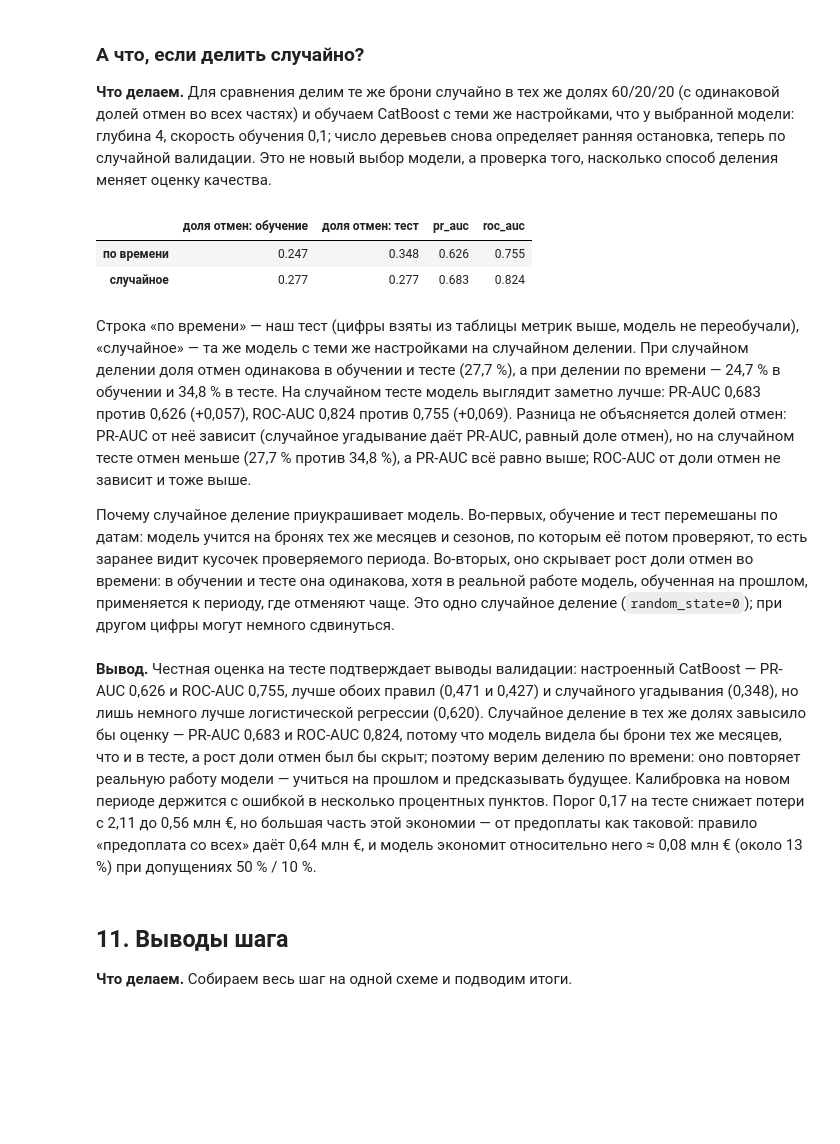
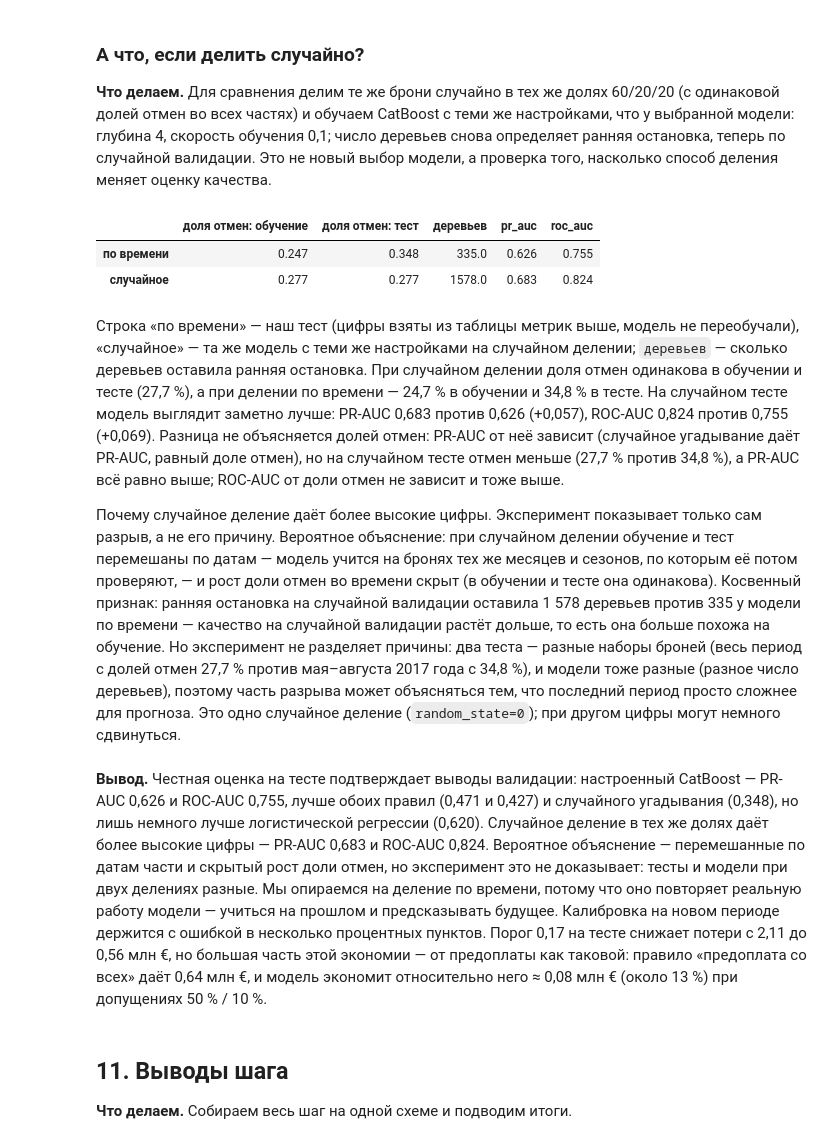
Before and after one commit to obivanio/hotel-cancellations-hse, a Jupyter notebook: notebooks/03_model.ipynb, the cells around one changed output. Cells and saved outputs as stored; diff of their text form; code cells hidden in the pictures; blank space fills up the shorter version.

Commit message:
Ноутбук 03: осторожная формулировка причины разрыва случайного и временного деления, доли 60/20/20 — «до результатов», число деревьев в сравнении

```diff
--- a/notebooks/03_model.ipynb
+++ b/notebooks/03_model.ipynb
@@ -506,25 +506,25 @@ dtype: float64
 # %%
 r_train, r_valid, r_test = random_split(df)
 (Xr_train, yr_train), (Xr_valid, yr_valid), (Xr_test, yr_test) = map(model_frame, (r_train, r_valid, r_test))
 catboost_random = fit_catboost((Xr_train, yr_train), (Xr_valid, yr_valid),
                                **{name: catboost.get_params()[name] for name in ('depth', 'learning_rate')})
 random_metrics = score_table(yr_test, {'случайное': catboost_random.predict_proba(Xr_test)[:, 1]})
 pd.DataFrame({
     'по времени': {'доля отмен: обучение': y_train.mean(), 'доля отмен: тест': y_test.mean(),
-                   **metrics.loc['CatBoost (настроенный)', 'тест'].to_dict()},
+                   'деревьев': catboost.tree_count_, **metrics.loc['CatBoost (настроенный)', 'тест'].to_dict()},
     'случайное': {'доля отмен: обучение': yr_train.mean(), 'доля отмен: тест': yr_test.mean(),
-                  **random_metrics.loc['случайное'].to_dict()},
+                  'деревьев': catboost_random.tree_count_, **random_metrics.loc['случайное'].to_dict()},
 }).T.round(3)
 # %% [output]
-|  | доля отмен: обучение | доля отмен: тест | pr_auc | roc_auc |
-| по времени | 0.247 | 0.348 | 0.626 | 0.755 |
-| случайное | 0.277 | 0.277 | 0.683 | 0.824 |
+|  | доля отмен: обучение | доля отмен: тест | деревьев | pr_auc | roc_auc |
+| по времени | 0.247 | 0.348 | 335.0 | 0.626 | 0.755 |
+| случайное | 0.277 | 0.277 | 1578.0 | 0.683 | 0.824 |
 # %% [markdown]
-Строка «по времени» — наш тест (цифры взяты из таблицы метрик выше, модель не переобучали), «случайное» — та же модель с теми же настройками на случайном делении. При случайном делении доля отмен одинакова в обучении и тесте (27,7 %), а при делении по времени — 24,7 % в обучении и 34,8 % в тесте. На случайном тесте модель выглядит заметно лучше: PR-AUC 0,683 против 0,626 (+0,057), ROC-AUC 0,824 против 0,755 (+0,069). Разница не объясняется долей отмен: PR-AUC от неё зависит (случайное угадывание даёт PR-AUC, равный доле отмен), но на случайном тесте отмен меньше (27,7 % против 34,8 %), а PR-AUC всё равно выше; ROC-AUC от доли отмен не зависит и тоже выше.
+Строка «по времени» — наш тест (цифры взяты из таблицы метрик выше, модель не переобучали), «случайное» — та же модель с теми же настройками на случайном делении; `деревьев` — сколько деревьев оставила ранняя остановка. При случайном делении доля отмен одинакова в обучении и тесте (27,7 %), а при делении по времени — 24,7 % в обучении и 34,8 % в тесте. На случайном тесте модель выглядит заметно лучше: PR-AUC 0,683 против 0,626 (+0,057), ROC-AUC 0,824 против 0,755 (+0,069). Разница не объясняется долей отмен: PR-AUC от неё зависит (случайное угадывание даёт PR-AUC, равный доле отмен), но на случайном тесте отмен меньше (27,7 % против 34,8 %), а PR-AUC всё равно выше; ROC-AUC от доли отмен не зависит и тоже выше.
 
-Почему случайное деление приукрашивает модель. Во-первых, обучение и тест перемешаны по датам: модель учится на бронях тех же месяцев и сезонов, по которым её потом проверяют, то есть заранее видит кусочек проверяемого периода. Во-вторых, оно скрывает рост доли отмен во времени: в обучении и тесте она одинакова, хотя в реальной работе модель, обученная на прошлом, применяется к периоду, где отменяют чаще. Это одно случайное деление (`random_state=0`); при другом цифры могут немного сдвинуться.
+Почему случайное деление даёт более высокие цифры. Эксперимент показывает только сам разрыв, а не его причину. Вероятное объяснение: при случайном делении обучение и тест перемешаны по датам — модель учится на бронях тех же месяцев и сезонов, по которым её потом проверяют, — и рост доли отмен во времени скрыт (в обучении и тесте она одинакова). Косвенный признак: ранняя остановка на случайной валидации оставила 1 578 деревьев против 335 у модели по времени — качество на случайной валидации растёт дольше, то есть она больше похожа на обучение. Но эксперимент не разделяет причины: два теста — разные наборы броней (весь период с долей отмен 27,7 % против мая–августа 2017 года с 34,8 %), и модели тоже разные (разное число деревьев), поэтому часть разрыва может объясняться тем, что последний период просто сложнее для прогноза. Это одно случайное деление (`random_state=0`); при другом цифры могут немного сдвинуться.
 # %% [markdown]
-**Вывод.** Честная оценка на тесте подтверждает выводы валидации: настроенный CatBoost — PR-AUC 0,626 и ROC-AUC 0,755, лучше обоих правил (0,471 и 0,427) и случайного угадывания (0,348), но лишь немного лучше логистической регрессии (0,620). Случайное деление в тех же долях завысило бы оценку — PR-AUC 0,683 и ROC-AUC 0,824, потому что модель видела бы брони тех же месяцев, что и в тесте, а рост доли отмен был бы скрыт; поэтому верим делению по времени: оно повторяет реальную работу модели — учиться на прошлом и предсказывать будущее. Калибровка на новом периоде держится с ошибкой в несколько процентных пунктов. Порог 0,17 на тесте снижает потери с 2,11 до 0,56 млн €, но большая часть этой экономии — от предоплаты как таковой: правило «предоплата со всех» даёт 0,64 млн €, и модель экономит относительно него ≈ 0,08 млн € (около 13 %) при допущениях 50 % / 10 %.
+**Вывод.** Честная оценка на тесте подтверждает выводы валидации: настроенный CatBoost — PR-AUC 0,626 и ROC-AUC 0,755, лучше обоих правил (0,471 и 0,427) и случайного угадывания (0,348), но лишь немного лучше логистической регрессии (0,620). Случайное деление в тех же долях даёт более высокие цифры — PR-AUC 0,683 и ROC-AUC 0,824. Вероятное объяснение — перемешанные по датам части и скрытый рост доли отмен, но эксперимент это не доказывает: тесты и модели при двух делениях разные. Мы опираемся на деление по времени, потому что оно повторяет реальную работу модели — учиться на прошлом и предсказывать будущее. Калибровка на новом периоде держится с ошибкой в несколько процентных пунктов. Порог 0,17 на тесте снижает потери с 2,11 до 0,56 млн €, но большая часть этой экономии — от предоплаты как таковой: правило «предоплата со всех» даёт 0,64 млн €, и модель экономит относительно него ≈ 0,08 млн € (около 13 %) при допущениях 50 % / 10 %.
 # %% [markdown]
 ## 11. Выводы шага
 
```
Also changed, not shown: parts of 4 cells of this notebook.
